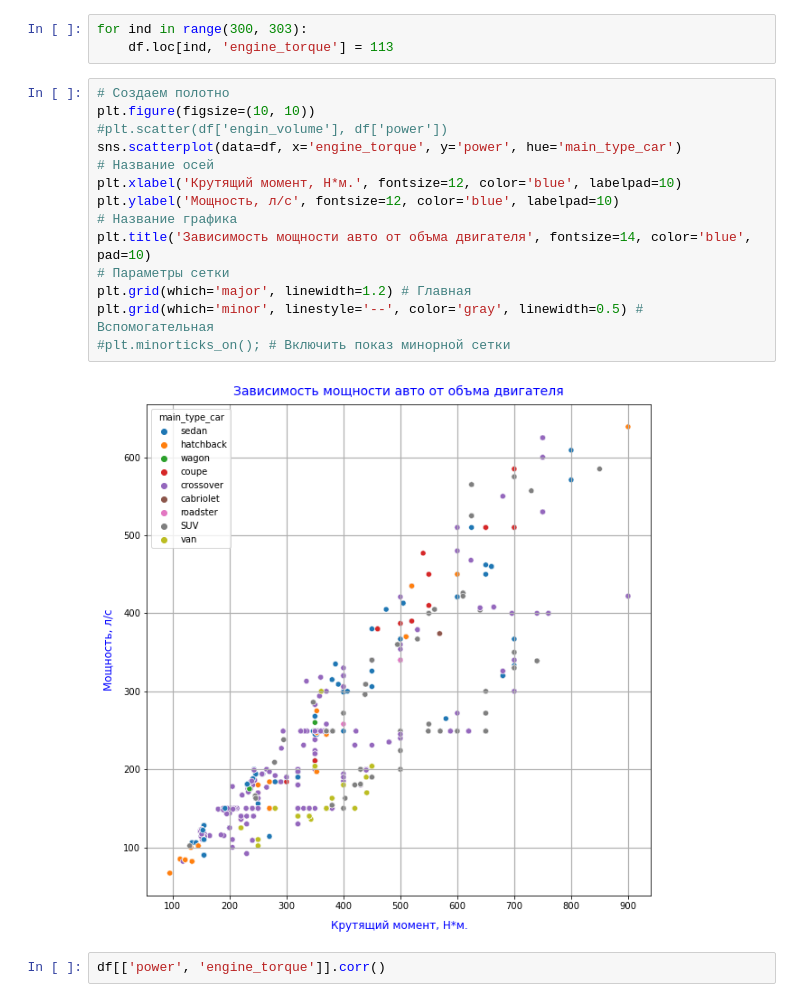
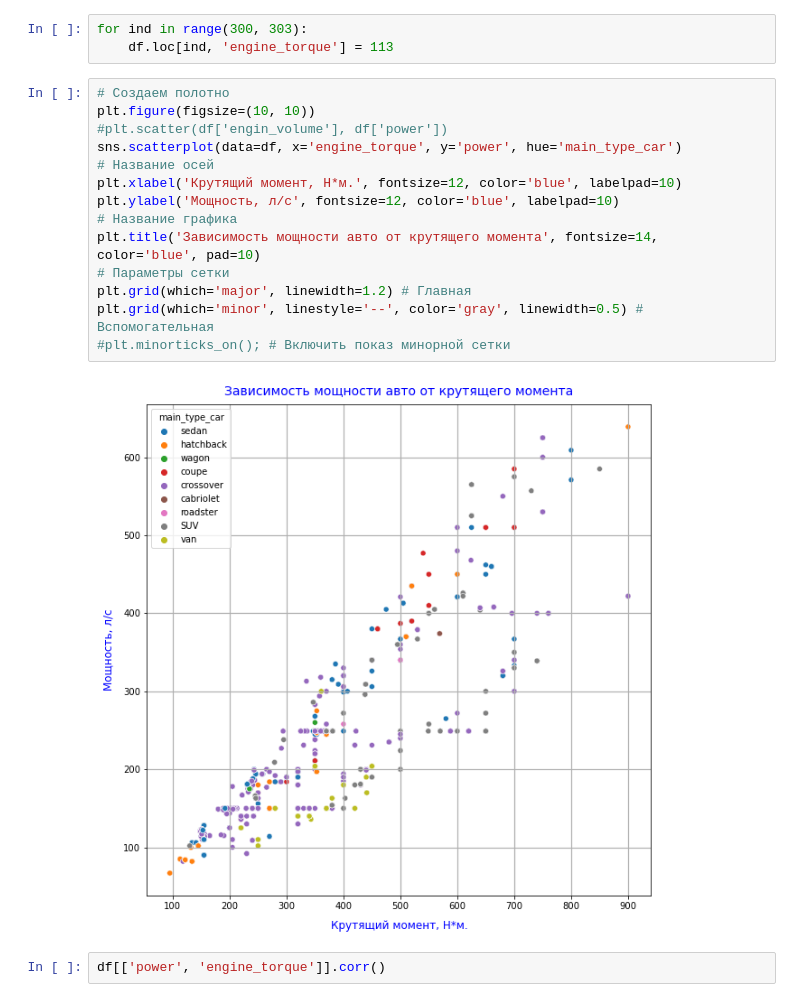
Before and after one commit to BasilPDS/Other_task, a Jupyter notebook: Task_auto_classif.ipynb, the cells around one changed output. Saved outputs shown, nothing was run; the diff lists cells and outputs as text.

```diff
--- a/Task_auto_classif.ipynb
+++ b/Task_auto_classif.ipynb
@@ -599,19 +600,19 @@ for ind in range(300, 303):
 # %%
 # Создаем полотно
 plt.figure(figsize=(10, 10))
 #plt.scatter(df['engin_volume'], df['power'])
 sns.scatterplot(data=df, x='engine_torque', y='power', hue='main_type_car')
 # Название осей
 plt.xlabel('Крутящий момент, Н*м.', fontsize=12, color='blue', labelpad=10)
 plt.ylabel('Мощность, л/с', fontsize=12, color='blue', labelpad=10)
 # Название графика
-plt.title('Зависимость мощности авто от объма двигателя', fontsize=14, color='blue', pad=10)
+plt.title('Зависимость мощности авто от крутящего момента', fontsize=14, color='blue', pad=10)
 # Параметры сетки
 plt.grid(which='major', linewidth=1.2) # Главная
 plt.grid(which='minor', linestyle='--', color='gray', linewidth=0.5) # Вспомогательная
 #plt.minorticks_on(); # Включить показ минорной сетки
 # %% [output]
-[figure, old version]
+[figure, new version]
 # %%
 df[['power', 'engine_torque']].corr()
 # %% [output]
```
Also changed, not shown: parts of 28 cells of this notebook.
